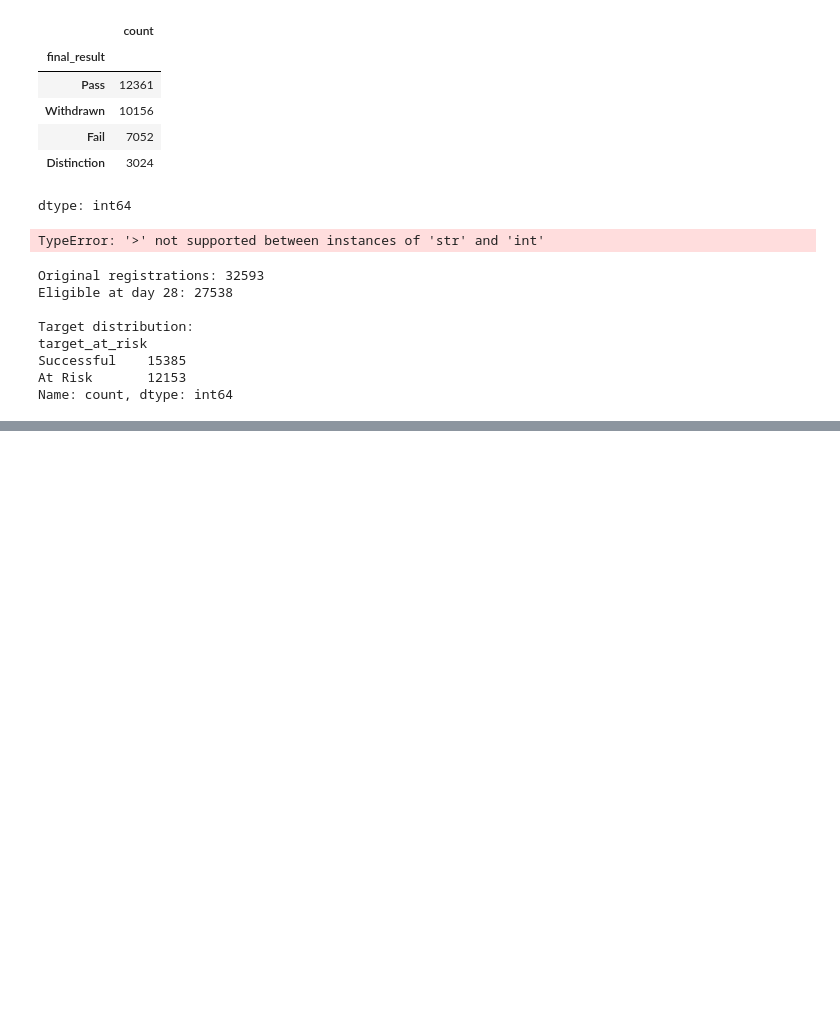
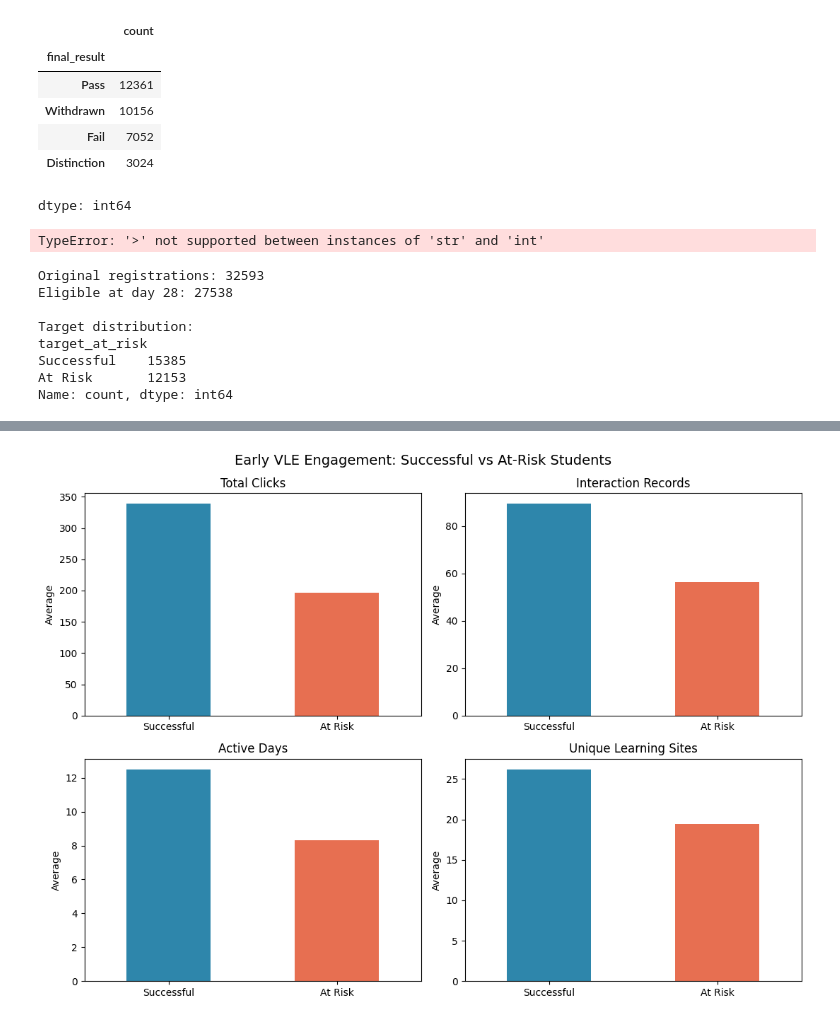
Before and after one commit to dalkhaseeb-D/at-risk-student-prediction, a Jupyter notebook: notebooks/01_data_audit.ipynb, the cells around one changed output, grey strips where cells are left out. Saved outputs shown, nothing was run; the diff lists cells and outputs as text; code cells hidden in the pictures; blank space fills up the shorter version.

Commit message:
Add early VLE engagement analysis and visualization

```diff
--- a/notebooks/01_data_audit.ipynb
+++ b/notebooks/01_data_audit.ipynb
@@ -152,0 +225,39 @@ Name: count, dtype: int64
+# %%
+import matplotlib.pyplot as plt
+
+engagement_summary = (
+    model_data.groupby("target_at_risk")[engagement_features]
+    .mean()
+    .rename(index={0: "Successful", 1: "At Risk"})
+)
+
+titles = [
+    "Total Clicks",
+    "Interaction Records",
+    "Active Days",
+    "Unique Learning Sites"
+]
+
+fig, axes = plt.subplots(2, 2, figsize=(11, 8))
+
+for feature, title, axis in zip(
+    engagement_features, titles, axes.flatten()
+):
+    engagement_summary[feature].plot(
+        kind="bar",
+        ax=axis,
+        color=["#2E86AB", "#E76F51"]
+    )
+    axis.set_title(title)
+    axis.set_xlabel("")
+    axis.set_ylabel("Average")
+    axis.tick_params(axis="x", rotation=0)
+
+plt.suptitle(
+    "Early VLE Engagement: Successful vs At-Risk Students",
+    fontsize=14
+)
+plt.tight_layout()
+plt.show()
+# %% [output]
+[figure, added]
```
Also changed, not shown: parts of 2 cells of this notebook.
